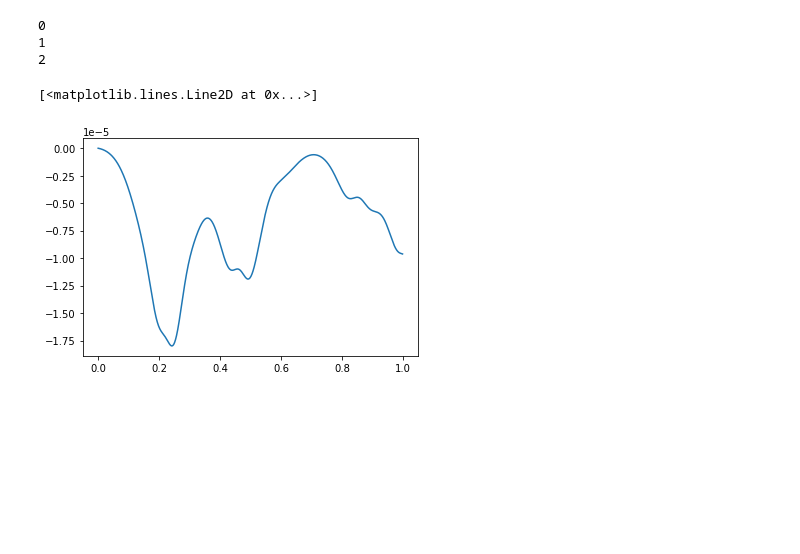
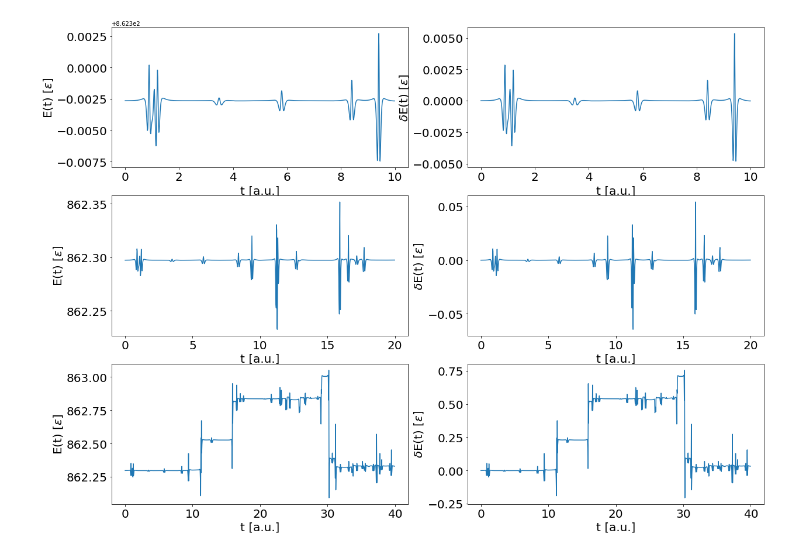
Before and after one commit to e-richter/molecular_simulations, a Jupyter notebook: exam-1.ipynb, the cells around one changed output. Drawn from its saved outputs; the diff is of its cells as text; code cells hidden in the pictures; blank space fills up the shorter version.

Commit message:
added plots

```diff
--- a/exam-1.ipynb
+++ b/exam-1.ipynb
@@ -15,14 +15,19 @@ import force_functions as f
 np.random.seed(1)
 # %%
 N = 128
-L = 30.
+L = .4 * N
 lam = 0.1931833275037836
 # %%
-def init(N, L, T):
+def initialize(N, L, T):
 
     #positions = list(np.arange(-L/2., L/2., 1.5))
     #r0 = np.array(np.meshgrid(positions, positions, positions)).T.reshape(-1,3)
-    r0 = np.random.uniform(-L/2, L/2, size=(N,3))
+
+    r_norm = 10
+    while r_norm > L/20:
+        r0 = np.random.uniform(-L/2, L/2, size=(N,3))
+        r_norm = np.linalg.norm(r0, axis=1).min()
+
     p0 = maxwell.rvs(loc=0, scale=T, size=(N,3)) / np.sqrt(T)
 
     return r0, p0
@@ -54,0 +58,3 @@ r0, p0 = init(N=128, L=30., T=1.5)
+# %%
+r_init, p_init = initialize(N=N, L=L, T=1.5)
+np.linalg.norm(r_init, axis=1).min()
@@ -69,10 +75 @@ plt.show()
-# %%
-for k in range(3):
-# %% [output]
-0
-1
-2
-# %%
-R, P, t = a.BABAB_Ndim(r0, p0, t_max, dt0, f.LJ_force, lam, thermal_noise=False, maxwell_noise=False,
-                       periodic={'PBC': True, 'box_size': L, 'closed': False})
 # %%
@@ -82,5 +97,43 @@ for i in range(len(t)):
-# %%
-plt.plot(t, E-E[0])
-# %% [output]
-[<matplotlib.lines.Line2D at 0x...>]
-[figure, removed]
+# %%
+fig1, ax1 = plt.subplots(ncols=2, nrows=3, figsize=(20,15))
+ax1[0,0].plot(simulations[0]['t'], simulations[0]['E'])
+ax1[0,0].set_xlabel('t [a.u.]', fontsize=20)
+ax1[0,0].set_ylabel(r'E(t) [$\epsilon$]', fontsize=20)
+ax1[0,0].tick_params(axis='x', labelsize=20)
+ax1[0,0].tick_params(axis='y', labelsize=20)
+
+ax1[0,1].plot(simulations[0]['t'], (simulations[0]['E']-simulations[0]['E'][0]))
+ax1[0,1].set_xlabel('t [a.u.]', fontsize=20)
+ax1[0,1].set_ylabel(r'$\delta$E(t) [$\epsilon$]', fontsize=20)
+ax1[0,1].tick_params(axis='x', labelsize=20)
+ax1[0,1].tick_params(axis='y', labelsize=20)
+
+ax1[1,0].plot(simulations[1]['t'], simulations[1]['E'])
+ax1[1,0].set_xlabel('t [a.u.]', fontsize=20)
+ax1[1,0].set_ylabel(r'E(t) [$\epsilon$]', fontsize=20)
+ax1[1,0].tick_params(axis='x', labelsize=20)
+ax1[1,0].tick_params(axis='y', labelsize=20)
+
+ax1[1,1].plot(simulations[1]['t'], (simulations[1]['E']-simulations[1]['E'][0]))
+ax1[1,1].set_xlabel('t [a.u.]', fontsize=20)
+ax1[1,1].set_ylabel(r'$\delta$E(t) [$\epsilon$]', fontsize=20)
+ax1[1,1].tick_params(axis='x', labelsize=20)
+ax1[1,1].tick_params(axis='y', labelsize=20)
+
+ax1[2,0].plot(simulations[2]['t'], simulations[2]['E'])
+ax1[2,0].set_xlabel('t [a.u.]', fontsize=20)
+ax1[2,0].set_ylabel(r'E(t) [$\epsilon$]', fontsize=20)
+ax1[2,0].tick_params(axis='x', labelsize=20)
+ax1[2,0].tick_params(axis='y', labelsize=20)
+
+ax1[2,1].plot(simulations[2]['t'], (simulations[2]['E']-simulations[2]['E'][0]))
+ax1[2,1].set_xlabel('t [a.u.]', fontsize=20)
+ax1[2,1].set_ylabel(r'$\delta$E(t) [$\epsilon$]', fontsize=20)
+ax1[2,1].tick_params(axis='x', labelsize=20)
+ax1[2,1].tick_params(axis='y', labelsize=20)
+
+plt.xticks(fontsize=20)
+plt.yticks(fontsize=20)
+plt.show()
+# %% [output]
+[figure, added]
```
Also changed, not shown: parts of 10 cells of this notebook.
